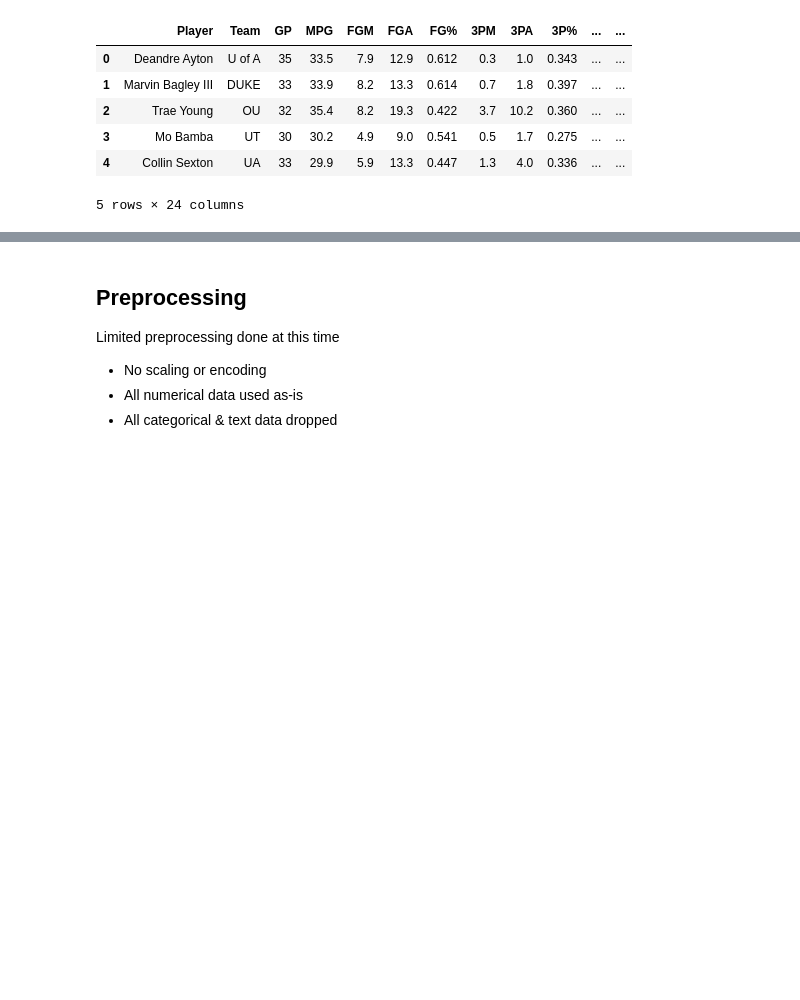
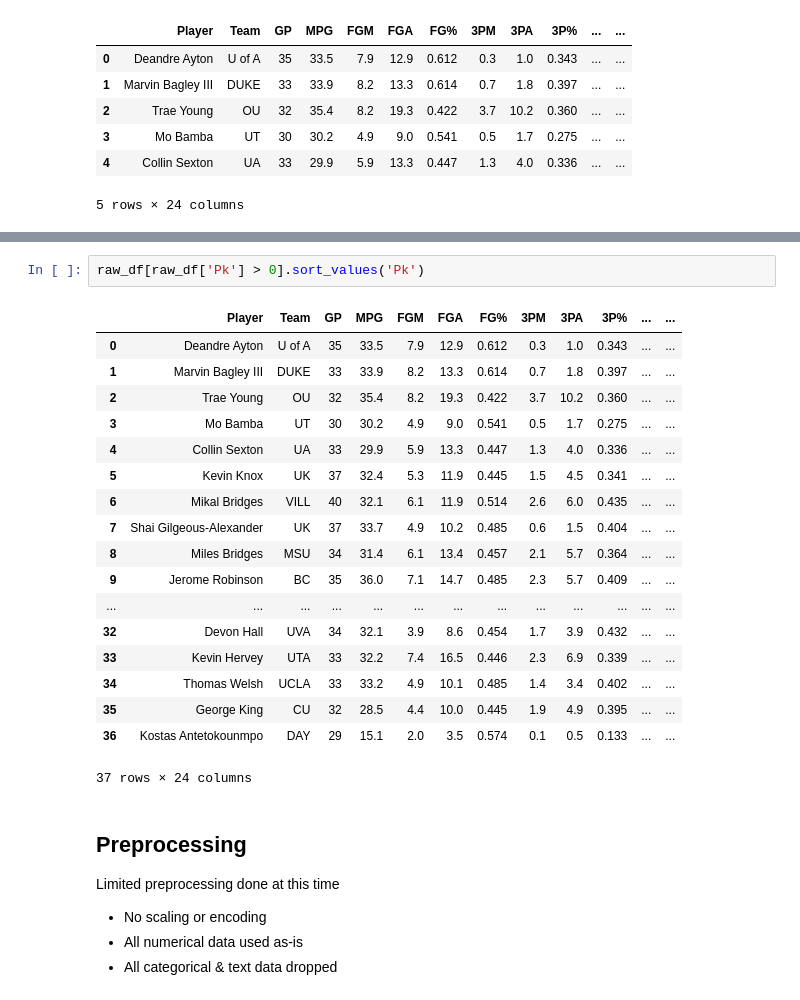
Before and after one commit to thorson-skywalker/NBA_draft_analysis, a Jupyter notebook: ML/ml_testing.ipynb, the cells around one changed output, grey strips where cells are left out. Drawn from its saved outputs; the diff is of its cells as text; blank space fills up the shorter version.

```diff
--- a/ML/ml_testing.ipynb
+++ b/ML/ml_testing.ipynb
@@ -26,3 +32,24 @@ raw_df.head()
+# %%
+raw_df[raw_df['Pk'] > 0].sort_values('Pk')
+# %% [output]
+|  | Player | Team | GP | MPG | FGM | FGA | FG% | 3PM | 3PA | 3P% | ... | ... |
+| 0 | Deandre Ayton | U of A | 35 | 33.5 | 7.9 | 12.9 | 0.612 | 0.3 | 1.0 | 0.343 | ... | ... |
+| 1 | Marvin Bagley III | DUKE | 33 | 33.9 | 8.2 | 13.3 | 0.614 | 0.7 | 1.8 | 0.397 | ... | ... |
+| 2 | Trae Young | OU | 32 | 35.4 | 8.2 | 19.3 | 0.422 | 3.7 | 10.2 | 0.360 | ... | ... |
+| 3 | Mo Bamba | UT | 30 | 30.2 | 4.9 | 9.0 | 0.541 | 0.5 | 1.7 | 0.275 | ... | ... |
+| 4 | Collin Sexton | UA | 33 | 29.9 | 5.9 | 13.3 | 0.447 | 1.3 | 4.0 | 0.336 | ... | ... |
+| 5 | Kevin Knox | UK | 37 | 32.4 | 5.3 | 11.9 | 0.445 | 1.5 | 4.5 | 0.341 | ... | ... |
+| 6 | Mikal Bridges | VILL | 40 | 32.1 | 6.1 | 11.9 | 0.514 | 2.6 | 6.0 | 0.435 | ... | ... |
+| 7 | Shai Gilgeous-Alexander | UK | 37 | 33.7 | 4.9 | 10.2 | 0.485 | 0.6 | 1.5 | 0.404 | ... | ... |
+| 8 | Miles Bridges | MSU | 34 | 31.4 | 6.1 | 13.4 | 0.457 | 2.1 | 5.7 | 0.364 | ... | ... |
+| 9 | Jerome Robinson | BC | 35 | 36.0 | 7.1 | 14.7 | 0.485 | 2.3 | 5.7 | 0.409 | ... | ... |
+| ... | ... | ... | ... | ... | ... | ... | ... | ... | ... | ... | ... | ... |
+| 32 | Devon Hall | UVA | 34 | 32.1 | 3.9 | 8.6 | 0.454 | 1.7 | 3.9 | 0.432 | ... | ... |
+| 33 | Kevin Hervey | UTA | 33 | 32.2 | 7.4 | 16.5 | 0.446 | 2.3 | 6.9 | 0.339 | ... | ... |
+| 34 | Thomas Welsh | UCLA | 33 | 33.2 | 4.9 | 10.1 | 0.485 | 1.4 | 3.4 | 0.402 | ... | ... |
+| 35 | George King | CU | 32 | 28.5 | 4.4 | 10.0 | 0.445 | 1.9 | 4.9 | 0.395 | ... | ... |
+| 36 | Kostas Antetokounmpo | DAY | 29 | 15.1 | 2.0 | 3.5 | 0.574 | 0.1 | 0.5 | 0.133 | ... | ... |
+37 rows × 24 columns
 # %% [markdown]
 ## Preprocessing
 Limited preprocessing done at this time
```
Also changed, not shown: parts of 8 cells of this notebook, 1 other file.
